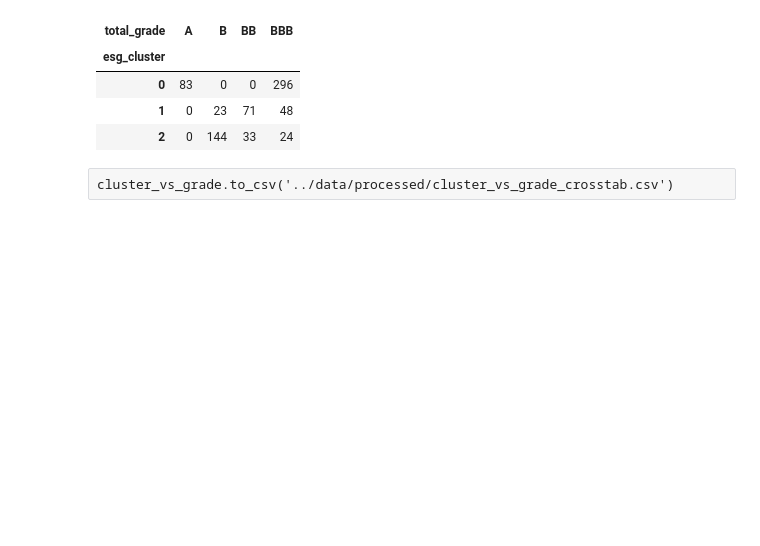
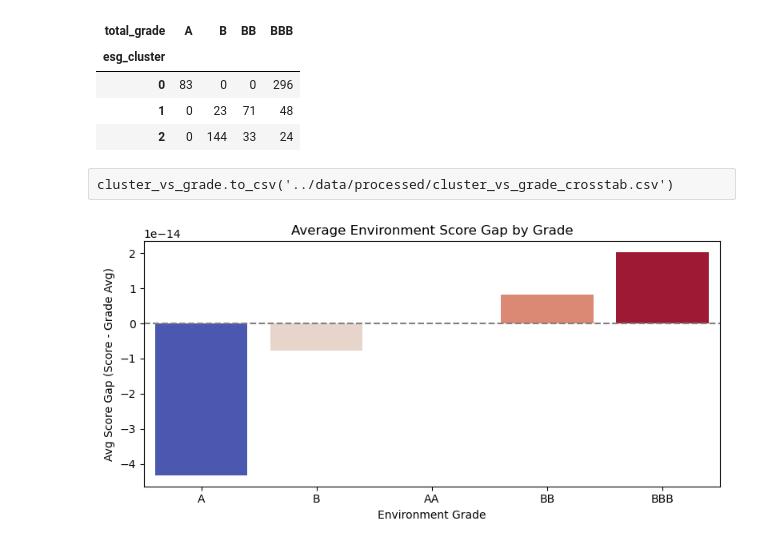
Before and after one commit to Bshaia/data-analysis-portfolio, a Jupyter notebook: corporate-greenwashing/notebooks/01_data_exploration.ipynb, the cells around one changed output. Saved outputs shown, nothing was run; the diff lists cells and outputs as text; code cells hidden in the pictures; blank space fills up the shorter version.

Commit message:
Visualized average environment score gap by grade

```diff
--- a/corporate-greenwashing/notebooks/01_data_exploration.ipynb
+++ b/corporate-greenwashing/notebooks/01_data_exploration.ipynb
@@ -402,3 +402,18 @@ cluster_vs_grade
 cluster_vs_grade.to_csv('../data/processed/cluster_vs_grade_crosstab.csv')
 # %%
 cluster_vs_grade.to_csv('../data/processed/cluster_vs_grade_crosstab.csv')
+# %%
+grade_gap = df.groupby('environment_grade')['env_score_gap'].mean().sort_values()
+
+plt.figure(figsize=(8, 4))
+sns.barplot(x=grade_gap.index, y=grade_gap.values, hue=grade_gap.values, palette='coolwarm', legend=False)
+
+plt.title('Average Environment Score Gap by Grade')
+plt.xlabel('Environment Grade')
+plt.ylabel('Avg Score Gap (Score - Grade Avg)')
+plt.axhline(0, color='gray', linestyle='--')
+plt.tight_layout()
+plt.savefig('../visuals/env_gap_by_grade.png', dpi=300)
+plt.show()
+# %% [output]
+[figure, added]
```
Also changed, not shown: 1 other file.
